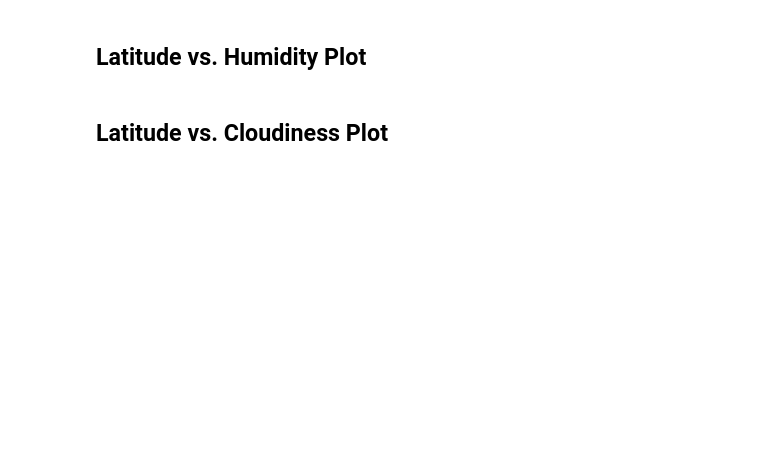
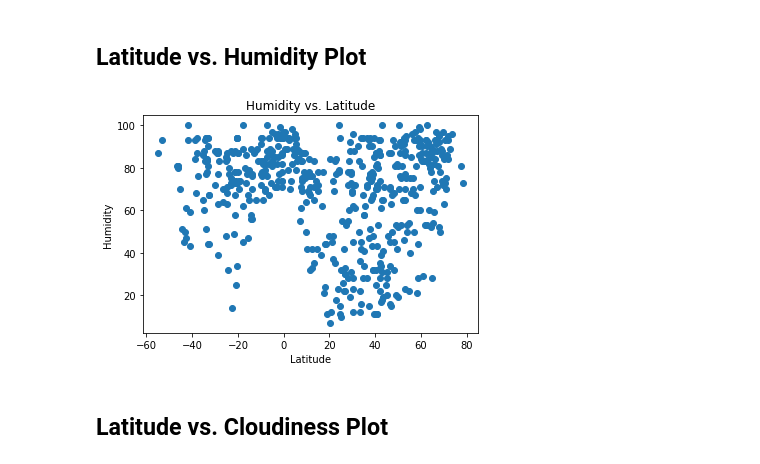
Before and after one commit to rketchum95/python_api, a Jupyter notebook: WeatherPy.ipynb, the cells around one changed output. Drawn from its saved outputs; the diff is of its cells as text; code cells hidden in the pictures; blank space fills up the shorter version.

```diff
--- a/WeatherPy.ipynb
+++ b/WeatherPy.ipynb
@@ -138,4 +187,15 @@ Skip this step if there are no cities that have humidity > 100%.
 # %% [markdown]
 ## Latitude vs. Humidity Plot
+# %%
+x=weather_df['latitude']
+y=weather_df['humidity']
+
+plt.scatter(x,y)
+plt.xlabel("Latitude")
+plt.ylabel("Humidity")
+plt.title("Humidity vs. Latitude")
+plt.show()
+# %% [output]
+[figure, added]
 # %% [markdown]
 ## Latitude vs. Cloudiness Plot
```
Also changed, not shown: parts of 16 cells of this notebook.
